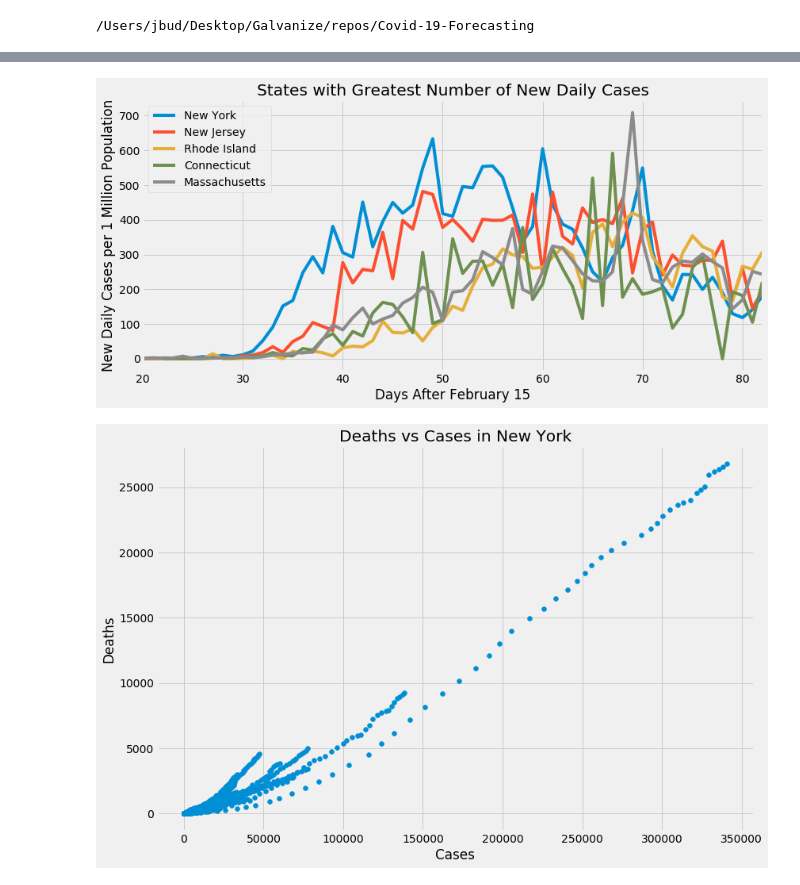
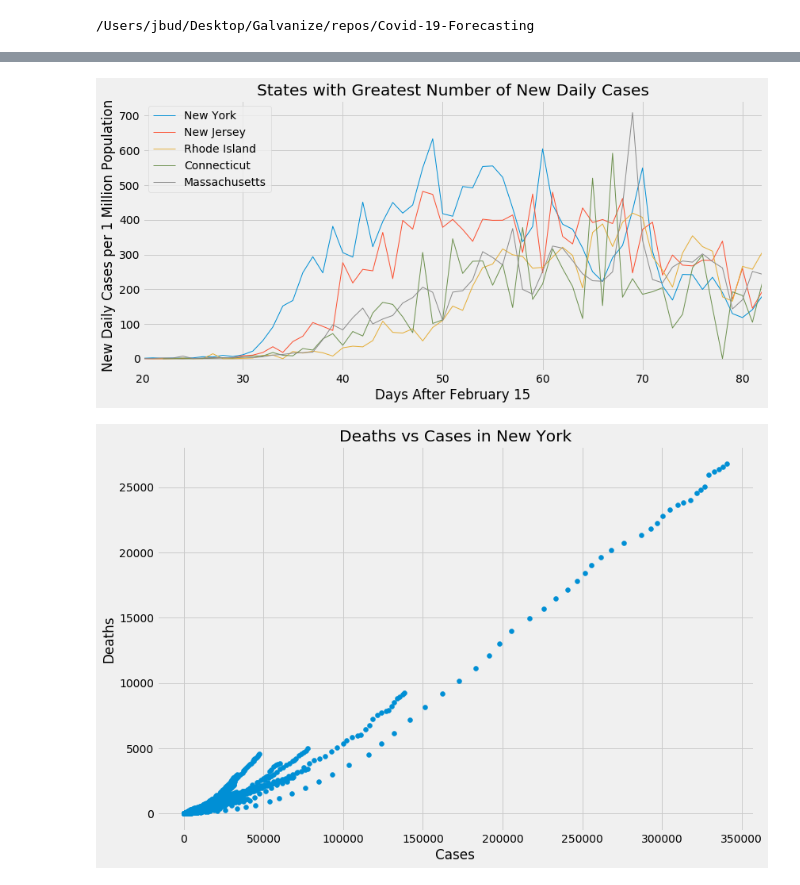
Before and after one commit to Jbudnick/Covid-19-Forecasting, a Jupyter notebook: notebooks/EDA.ipynb, the cells around one changed output, grey strips where cells are left out. Drawn from its saved outputs; the diff is of its cells as text; code cells hidden in the pictures.

```diff
--- a/notebooks/EDA.ipynb
+++ b/notebooks/EDA.ipynb
@@ -392,19 +413,19 @@ rmse: 120.92863540883498
 # %%
 top_states = covid_df[['state','New_Cases_per_pop']].groupby('state').mean()
 top_states.sort_values('New_Cases_per_pop', ascending = False, inplace = True)
 fig, axes = plt.subplots(figsize = (12,6))
 for state in top_states.index[:5]:
     x = covid_df[covid_df['state'] == state].loc[:, 'days_elapsed']
     y = covid_df[covid_df['state'] == state].loc[:, 'New_Cases_per_pop']
-    axes.plot(x,y, label = state)
+    axes.plot(x,y, label = state, linewidth = 1)
 axes.legend()
 axes.set_xlabel('Days After February 15')
 axes.set_ylabel('New Daily Cases per 1 Million Population')
 axes.set_title('States with Greatest Number of New Daily Cases')
 axes.set_xlim(20,82)
 fig.tight_layout()
 # %% [output]
-[figure, old version]
+[figure, new version]
 # %%
 fig.savefig('images/Top5States')
 # %%
```
Also changed, not shown: parts of 7 cells of this notebook, 7 other files.
